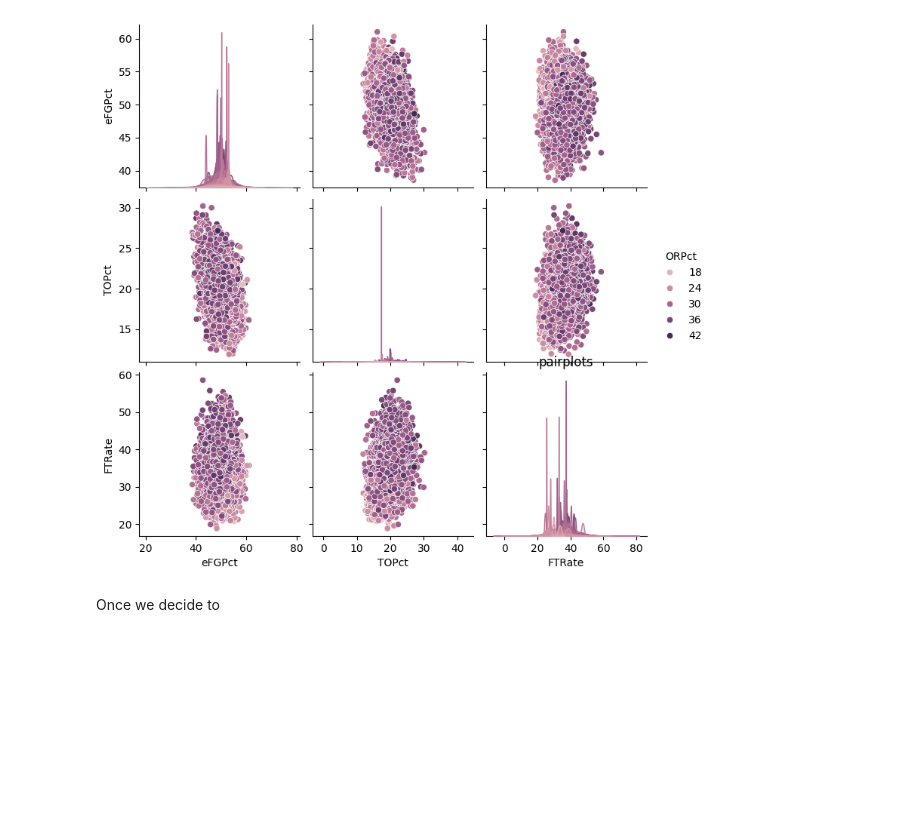
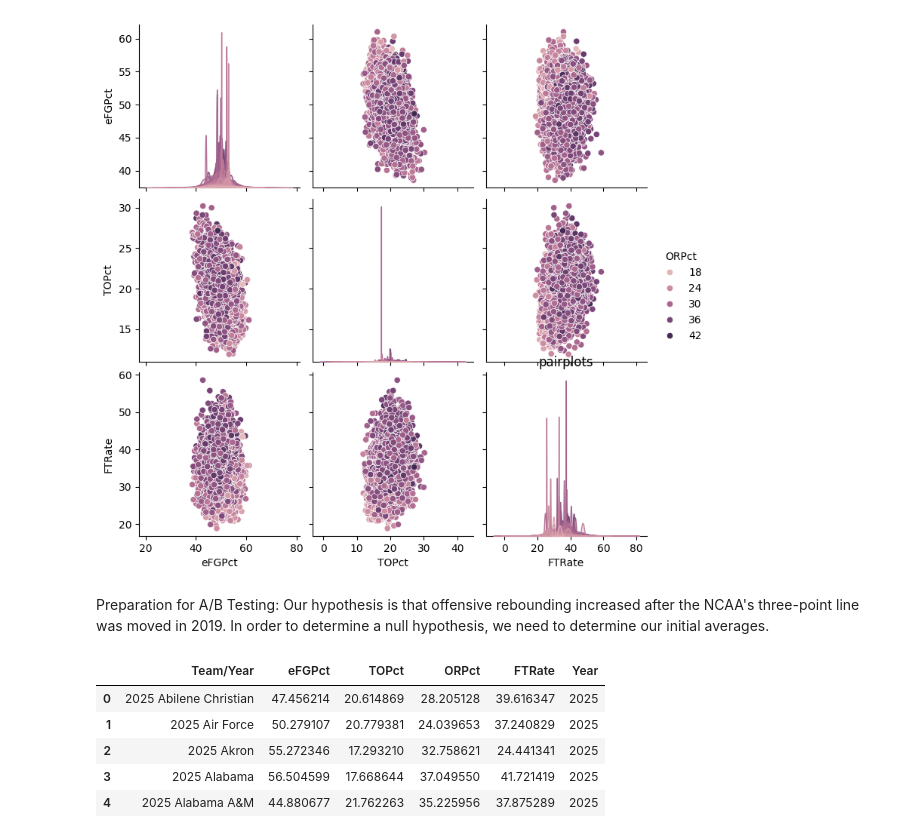
Before and after one commit to maddog19527/KenPom_Datasets, a Jupyter notebook: four_factors/four_factors_eda.ipynb, the cells around one changed output. Cells and saved outputs as stored; diff of their text form; code cells hidden in the pictures; blank space fills up the shorter version.

```diff
--- a/four_factors/four_factors_eda.ipynb
+++ b/four_factors/four_factors_eda.ipynb
@@ -300,5 +274,17 @@ plt.title('pairplots')
 plt.show()
 # %% [output]
 [figure]
-# %% [markdown]
-Once we decide to
+# %% [markdown]
+Preparation for A/B Testing: Our hypothesis is that offensive rebounding increased after the NCAA's three-point line was moved in 2019.
+In order to determine a null hypothesis, we need to determine our initial averages.
+# %%
+offense['Year']=offense['Team/Year'].str[:4]
+# %%
+offense.head()
+# %% [output]
+|  | Team/Year | eFGPct | TOPct | ORPct | FTRate | Year |
+| 0 | 2025 Abilene Christian | 47.456214 | 20.614869 | 28.205128 | 39.616347 | 2025 |
+| 1 | 2025 Air Force | 50.279107 | 20.779381 | 24.039653 | 37.240829 | 2025 |
+| 2 | 2025 Akron | 55.272346 | 17.293210 | 32.758621 | 24.441341 | 2025 |
+| 3 | 2025 Alabama | 56.504599 | 17.668644 | 37.049550 | 41.721419 | 2025 |
+| 4 | 2025 Alabama A&M | 44.880677 | 21.762263 | 35.225956 | 37.875289 | 2025 |
```
Also changed, not shown: parts of 9 cells of this notebook, 5 other files.
